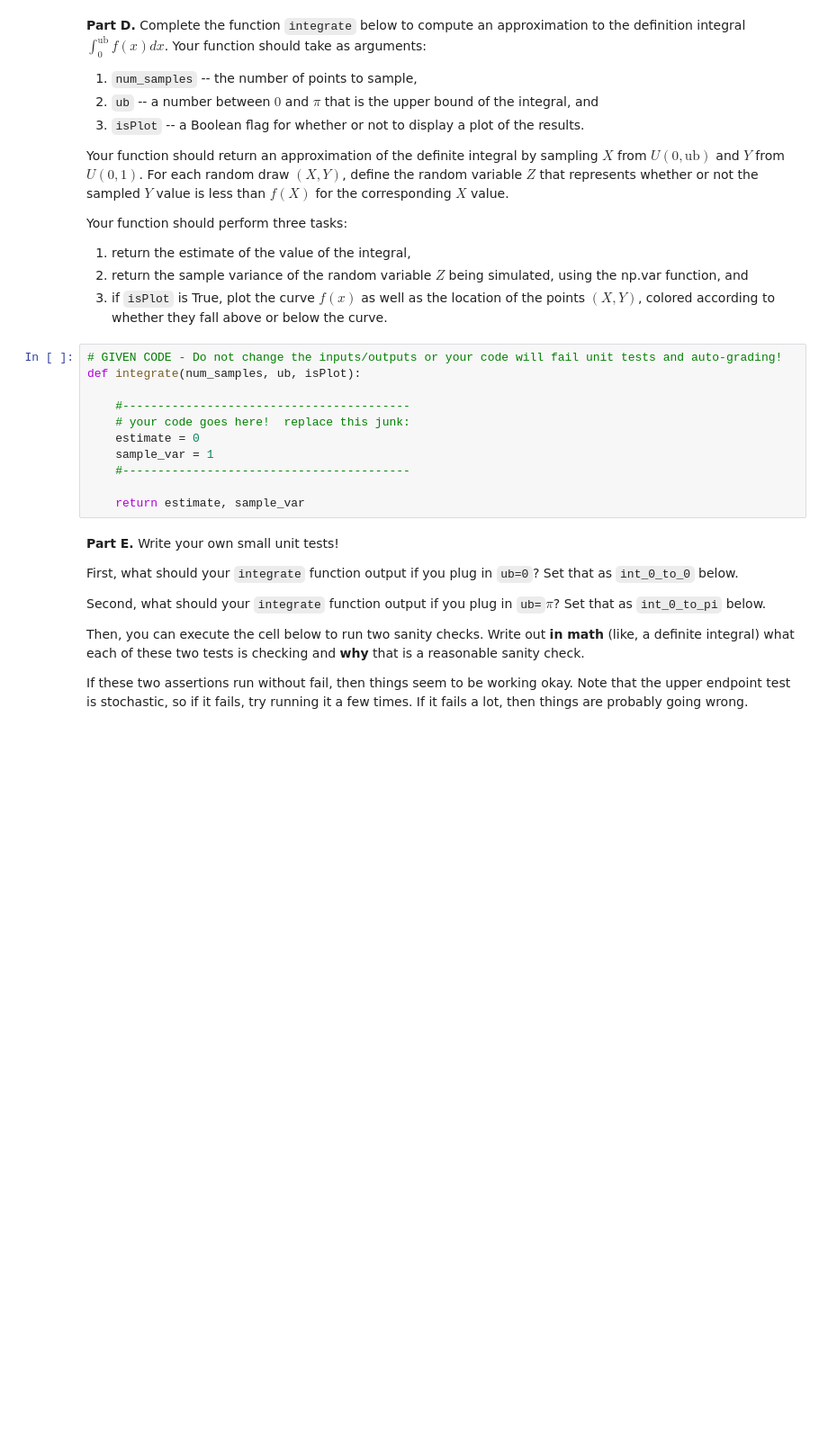
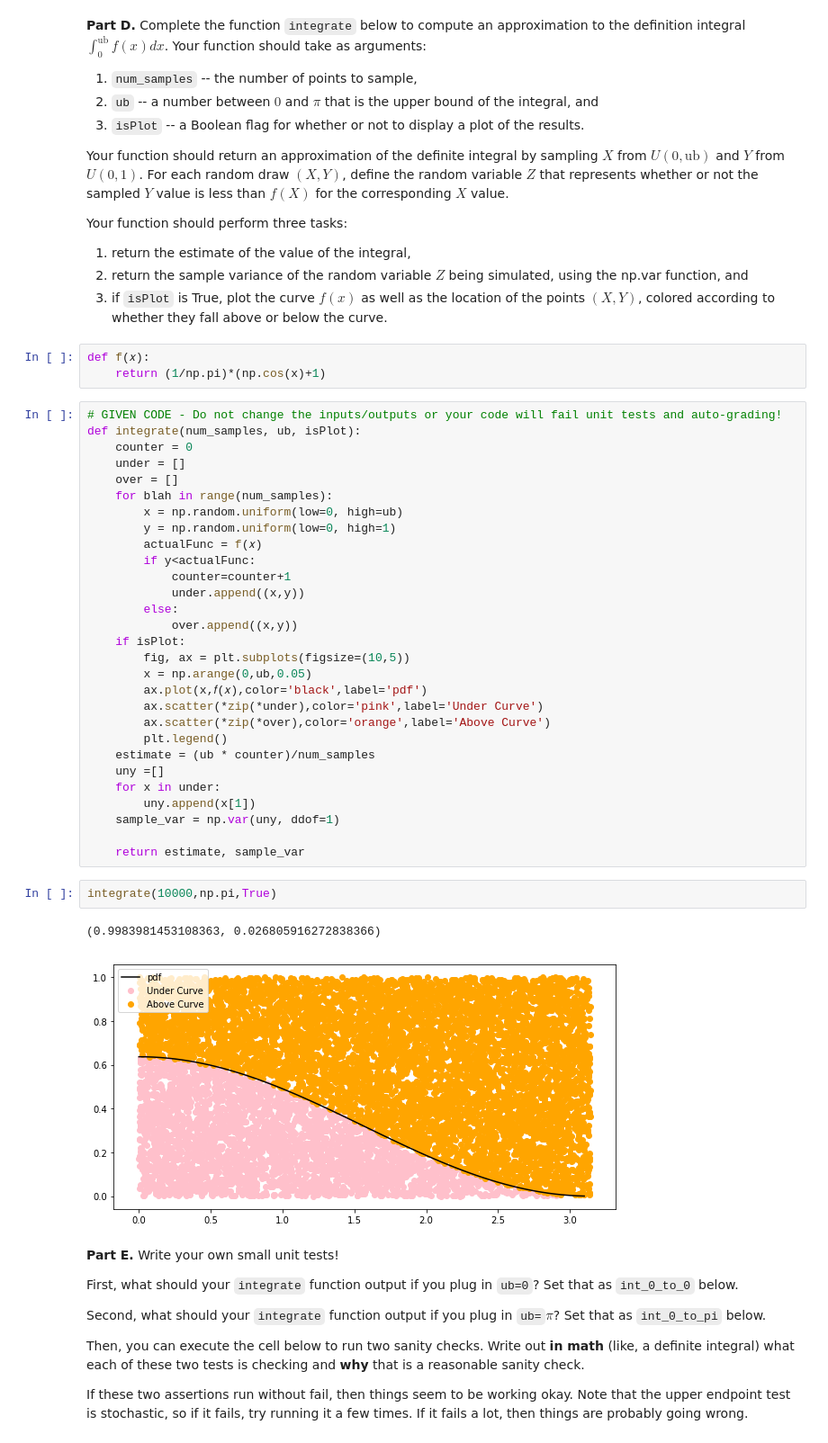
Before and after one commit to jotk/DataScienceClass, a Jupyter notebook: Homework/hmwk03_Kaur_Baljot.ipynb, the cells around one changed output. Shown: that part at 90% size. Cells and saved outputs as stored; diff of their text form; blank space fills up the shorter version.

```diff
--- a/Homework/hmwk03_Kaur_Baljot.ipynb
+++ b/Homework/hmwk03_Kaur_Baljot.ipynb
@@ -203,17 +242,43 @@ Your function should perform three tasks:
 1. return the estimate of the value of the integral,
 2. return the sample variance of the random variable $Z$ being simulated, using the np.var function, and
 3. if `isPlot` is True, plot the curve $f(x)$ as well as the location of the points $(X,Y)$, colored according to whether they fall above or below the curve.
-# %%
-# GIVEN CODE - Do not change the inputs/outputs or your code will fail unit tests and auto-grading!
-def integrate(num_samples, ub, isPlot):
-
-    #-----------------------------------------
-    # your code goes here!  replace this junk:
-    estimate = 0
-    sample_var = 1
-    #-----------------------------------------
-
-    return estimate, sample_var
+# %%
+def f(𝑥):
+    return (1/np.pi)*(np.cos(x)+1)
+# %%
+# GIVEN CODE - Do not change the inputs/outputs or your code will fail unit tests and auto-grading!
+def integrate(num_samples, ub, isPlot):
+    counter = 0
+    under = []
+    over = []
+    for blah in range(num_samples):
+        x = np.random.uniform(low=0, high=ub)
+        y = np.random.uniform(low=0, high=1)
+        actualFunc = f(𝑥)
+        if y<actualFunc:
+            counter=counter+1
+            under.append((x,y))
+        else:
+            over.append((x,y))
+    if isPlot:
+        fig, ax = plt.subplots(figsize=(10,5))
+        x = np.arange(0,ub,0.05)
+        ax.plot(x,𝑓(𝑥),color='black',label='pdf')
+        ax.scatter(*zip(*under),color='pink',label='Under Curve')
+        ax.scatter(*zip(*over),color='orange',label='Above Curve')
+        plt.legend()
+    estimate = (ub * counter)/num_samples
+    uny =[]
+    for x in under:
+        uny.append(x[1])
+    sample_var = np.var(uny, ddof=1)
+
+    return estimate, sample_var
+# %%
+integrate(10000,np.pi,True)
+# %% [output]
+(0.9983981453108363, 0.026805916272838366)
+[figure, added]
 # %% [markdown]
 **Part E.** Write your own small unit tests!
 
```
Also changed, not shown: parts of 28 cells of this notebook, 2 other files.
